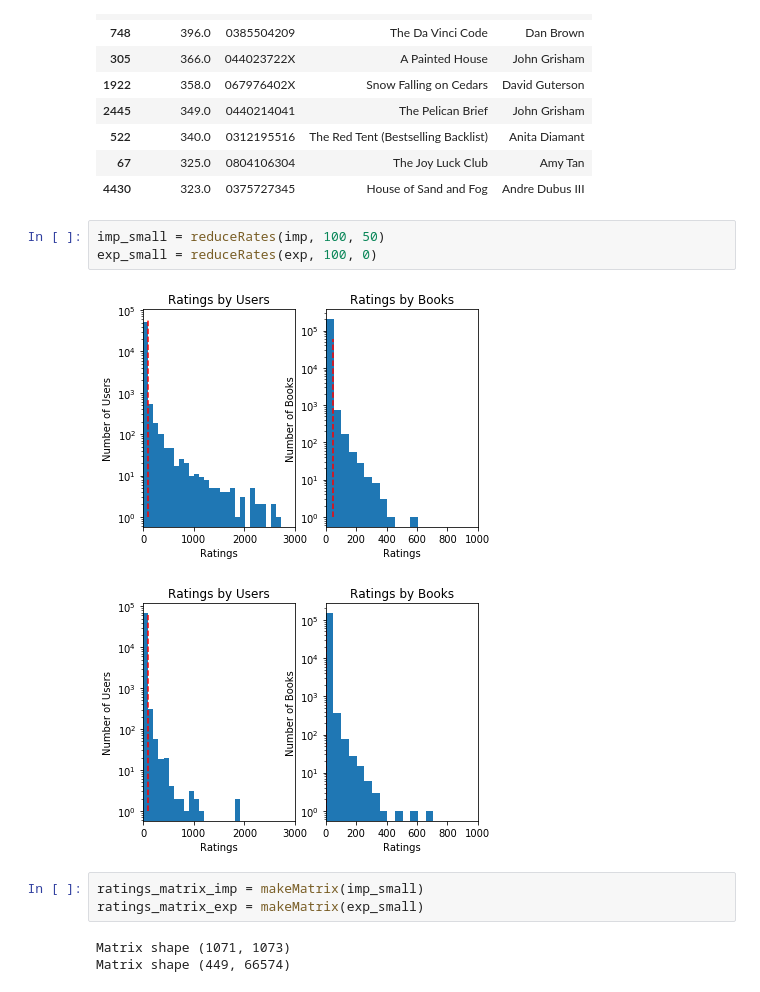
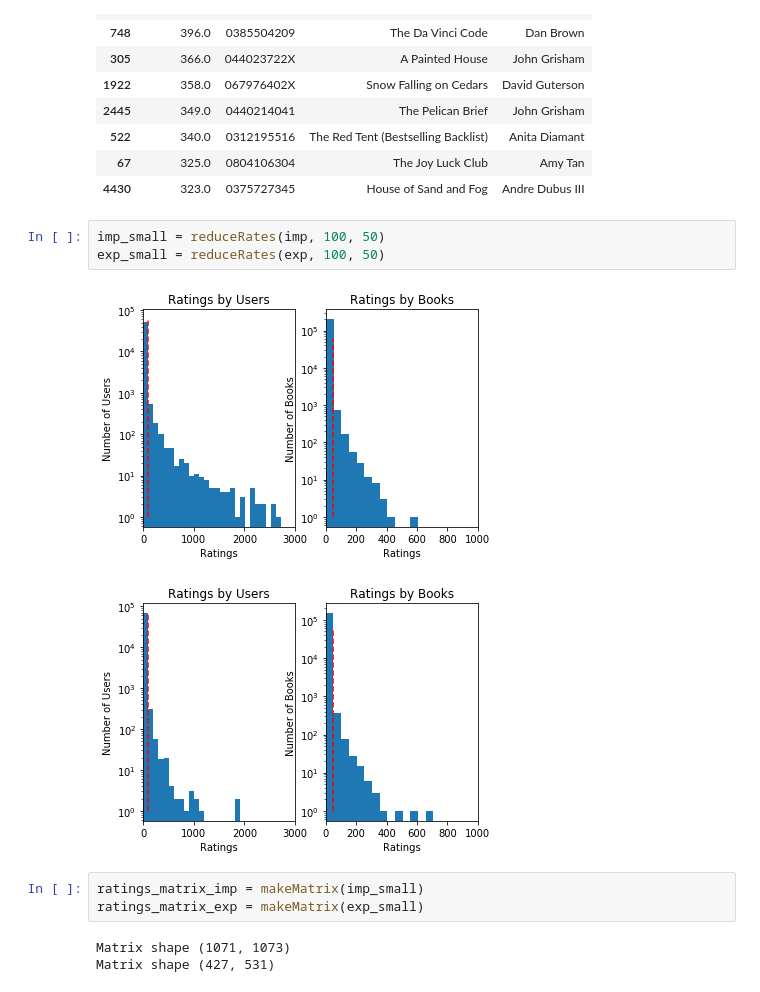
Before and after one commit to astrojneil/bookRec, a Jupyter notebook: BookRecommender.ipynb, the cells around one changed output. Drawn from its saved outputs; the diff is of its cells as text.

```diff
--- a/BookRecommender.ipynb
+++ b/BookRecommender.ipynb
@@ -192,14 +192,14 @@ top10.merge(books, left_index=True, right_on = 'ISBN')
 | 4430 | 323.0 | 0375727345 | House of Sand and Fog | Andre Dubus III |
 # %%
 imp_small = reduceRates(imp, 100, 50)
-exp_small = reduceRates(exp, 100, 0)
+exp_small = reduceRates(exp, 100, 50)
 # %% [output]
 [figure]
-[figure, old version]
+[figure, new version]
 # %%
 ratings_matrix_imp = makeMatrix(imp_small)
 ratings_matrix_exp = makeMatrix(exp_small)
 # %% [output]
 Matrix shape (1071, 1073)
-Matrix shape (449, 66574)
+Matrix shape (427, 531)
 # %%
```
Also changed, not shown: parts of 13 cells of this notebook.
